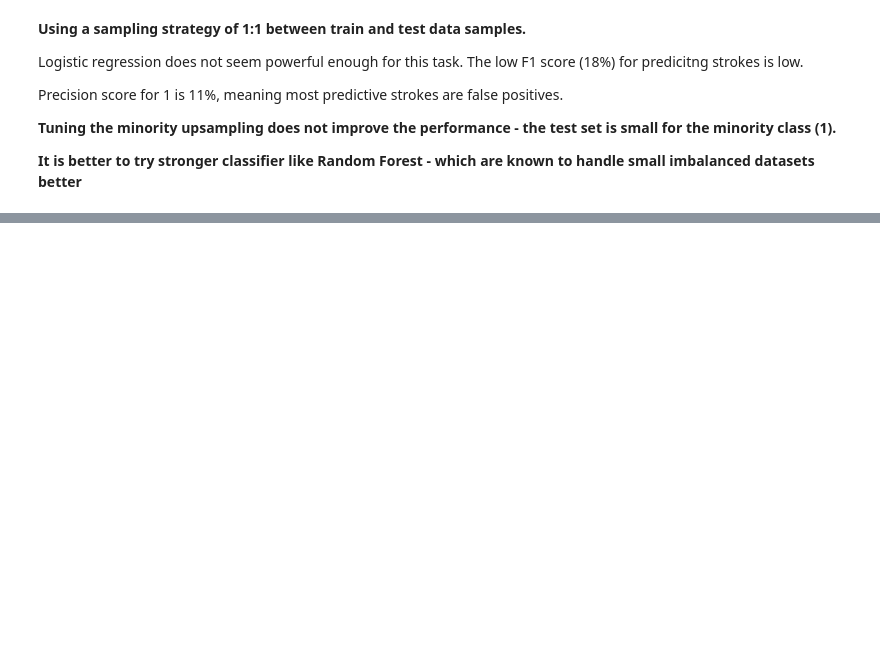
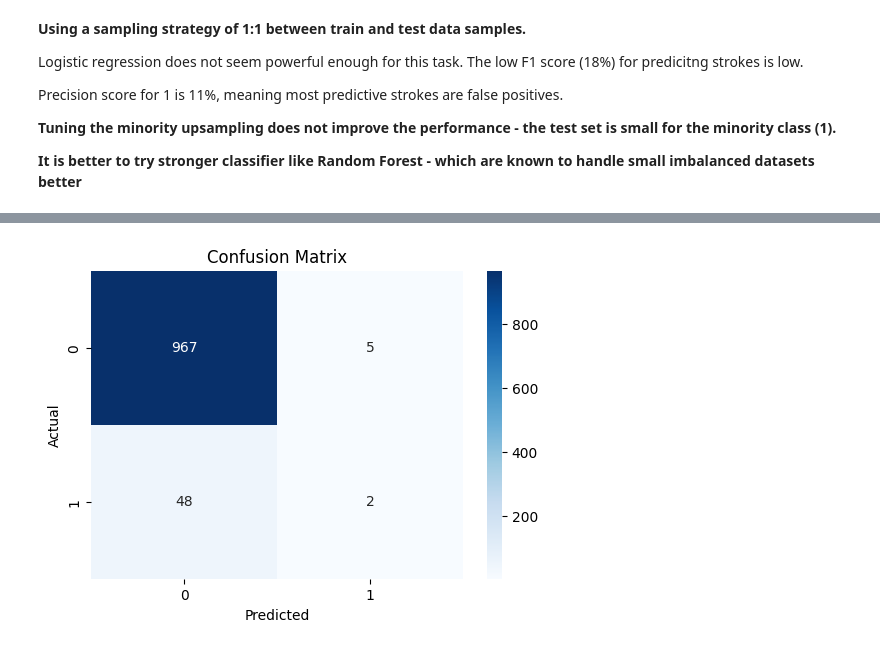
Before and after one commit to ali-khurshid/stroke-risk-predictive-analysis, a Jupyter notebook: jupyter_notebooks/04 - modeling.ipynb, the cells around one changed output, grey strips where cells are left out. Cells and saved outputs as stored; diff of their text form; code cells hidden in the pictures; blank space fills up the shorter version.

Commit message:
Random Forest as alternative

```diff
--- a/jupyter_notebooks/04 - modeling.ipynb
+++ b/jupyter_notebooks/04 - modeling.ipynb
@@ -149,0 +150,4 @@ plt.show()
+# %%
+#Reloading the cleaned data
+df = pd. read_parquet('../Data/feature_engineered_stroke_data.parquet')
+df.head()
@@ -149,0 +161,80 @@ plt.show()
+# %%
+from sklearn.ensemble import RandomForestClassifier as RandomForest
+
+
+#define features and targets and then train test split
+X = df.drop(columns=['stroke'])
+y = df['stroke']
+
+# Train-test split
+X_train, X_test, y_train, y_test = train_test_split(
+    X, y, test_size=0.2, random_state=42, stratify=y
+    )
+
+
+# Identify columns
+numeric_cols = X_train.select_dtypes(include=['int64','float64']).columns
+categorical_cols = X_train.select_dtypes(include=['object','category']).columns
+
+# Numerical pipeline (Median Impute)
+numeric_transformer = Pipeline(steps=[
+    ('imputer', SimpleImputer(strategy='median'))
+])
+# Categorical pipeline (Most frequent or constant)
+categorical_transformer = Pipeline(steps=[
+    ('imputer', SimpleImputer(strategy='most_frequent')),
+    ('onehot', OneHotEncoder(handle_unknown='ignore', drop='first'))
+])
+
+# Combine into ColumnTransformer
+preprocessor = ColumnTransformer(
+    transformers=[
+        ('num', numeric_transformer, numeric_cols),
+        ('cat', categorical_transformer, categorical_cols)
+    ]
+)
+
+# Full Pipeline with SMOTE + Random Forest
+rf_pipeline = ImbPipeline(steps=[
+    ('preprocess', preprocessor),
+    ('smote', SMOTE(random_state=42,sampling_strategy=0.5)),
+    ('clf', RandomForest(
+        n_estimators=200,
+        random_state=42,
+        class_weight='balanced'
+        ))
+])
+
+# Fit the model on the training data
+rf_pipeline.fit(X_train, y_train)
+
+# Predictions
+y_pred = rf_pipeline.predict(X_test)
+y_pred_proba = rf_pipeline.predict_proba(X_test)[:,1]
+
+# Applying predictions on test set
+from sklearn.metrics import classification_report, confusion_matrix, roc_auc_score,accuracy_score
+print("Accuracy:", accuracy_score(y_test, y_pred))
+print("\nConfusion Matrix:\n", confusion_matrix(y_test, y_pred))
+print("\nClassification Report:\n", classification_report(y_test, y_pred))
+print("\nROC AUC Score:", roc_auc_score(y_test, y_pred_proba))
+
+# plotting the performance metrics
+import matplotlib.pyplot as plt
+import seaborn as sns
+cm = confusion_matrix(y_test, y_pred)
+plt.figure(figsize=(6,4))
+sns.heatmap(cm, annot=True, fmt='d', cmap='Blues')
+plt.xlabel('Predicted')
+
+plt.ylabel('Actual')
+plt.title('Confusion Matrix')
+plt.show()
+
+# plot classfication report
+report = classification_report(y_test, y_pred, output_dict=True)
+plt.figure(figsize=(8,6))
+sns.heatmap(pd.DataFrame(report).iloc[:-1, :].T, annot=True, cmap='Blues')
+plt.title('Classification Report')
+plt.show()
+# %% [output]
@@ -149,0 +259 @@ plt.show()
+[figure, added]
```
Also changed, not shown: parts of 4 cells of this notebook.
